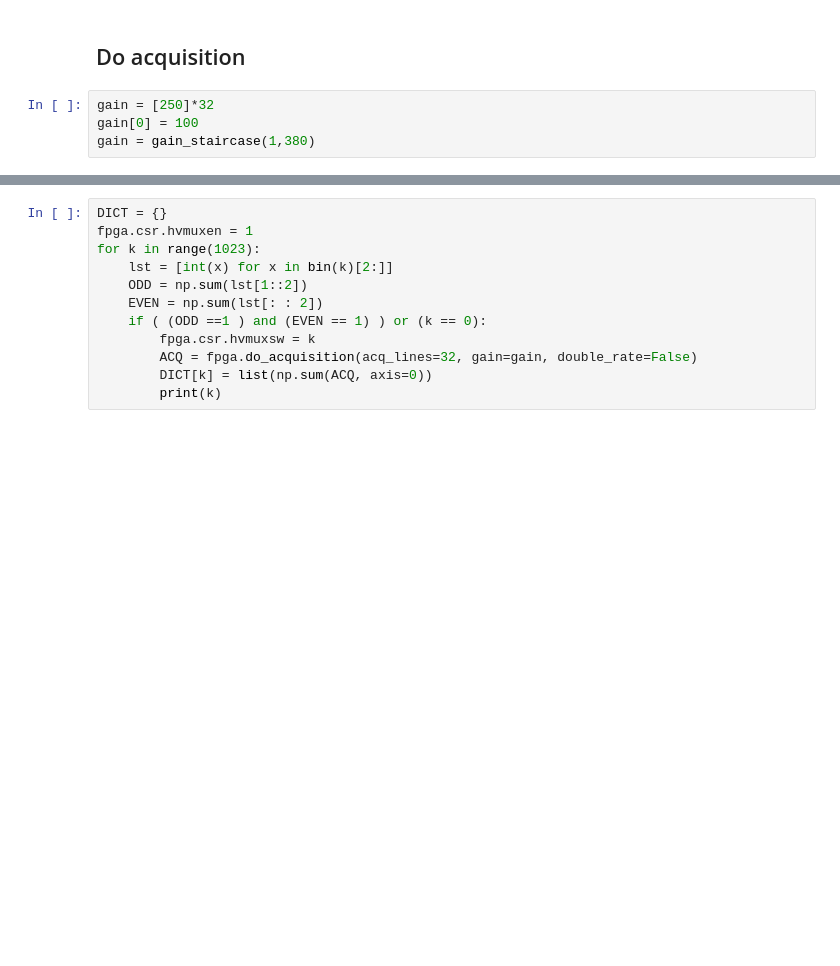
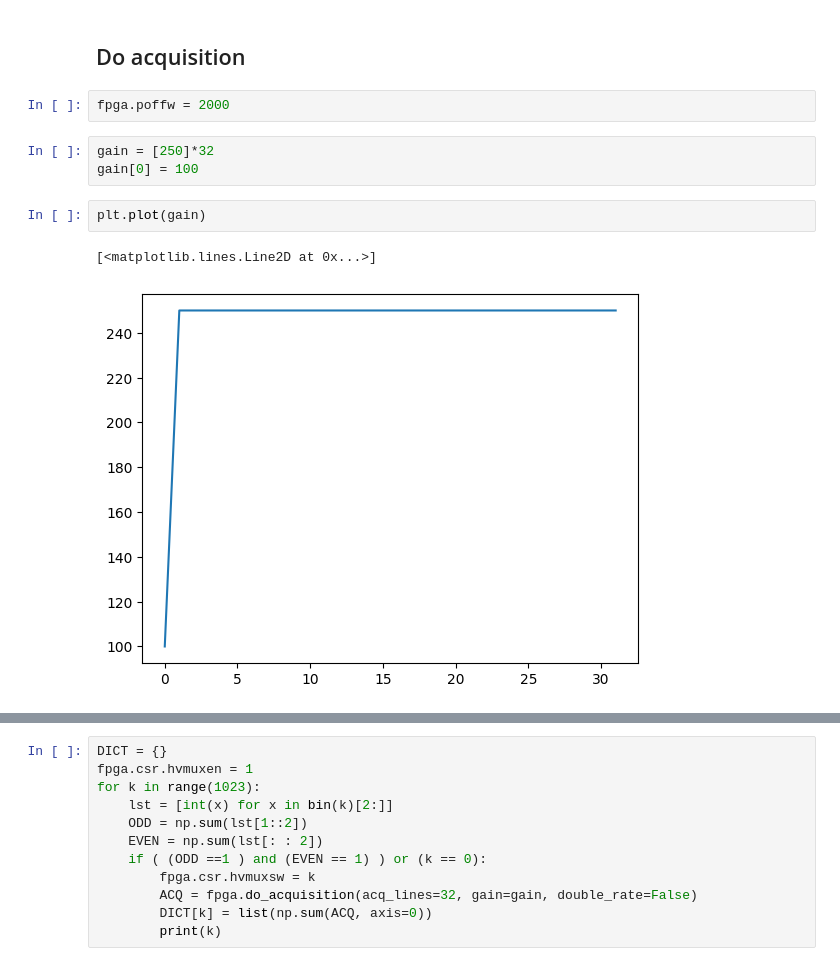
Before and after one commit to kelu124/echomods, a Jupyter notebook: matty/20241109a/hvmux_tests/20241109a-Acq.ipynb, the cells around one changed output, grey strips where cells are left out. Cells and saved outputs as stored; diff of their text form; blank space fills up the shorter version.

```diff
--- a/matty/20241109a/hvmux_tests/20241109a-Acq.ipynb
+++ b/matty/20241109a/hvmux_tests/20241109a-Acq.ipynb
@@ -128,10 +128,16 @@ fpga.reload()
 fpga.reset()
 # %% [markdown]
 ## Do acquisition
+# %%
+fpga.poffw = 2000
 # %%
 gain = [250]*32
 gain[0] = 100
-gain = gain_staircase(1,380)
+# %%
+plt.plot(gain)
+# %% [output]
+[<matplotlib.lines.Line2D at 0x...>]
+[figure, added]
 # %%
 plt.figure(figsize=(15,4))
 fpga.csr.hvmuxen = 1
```
Also changed, not shown: parts of 2 cells of this notebook.
